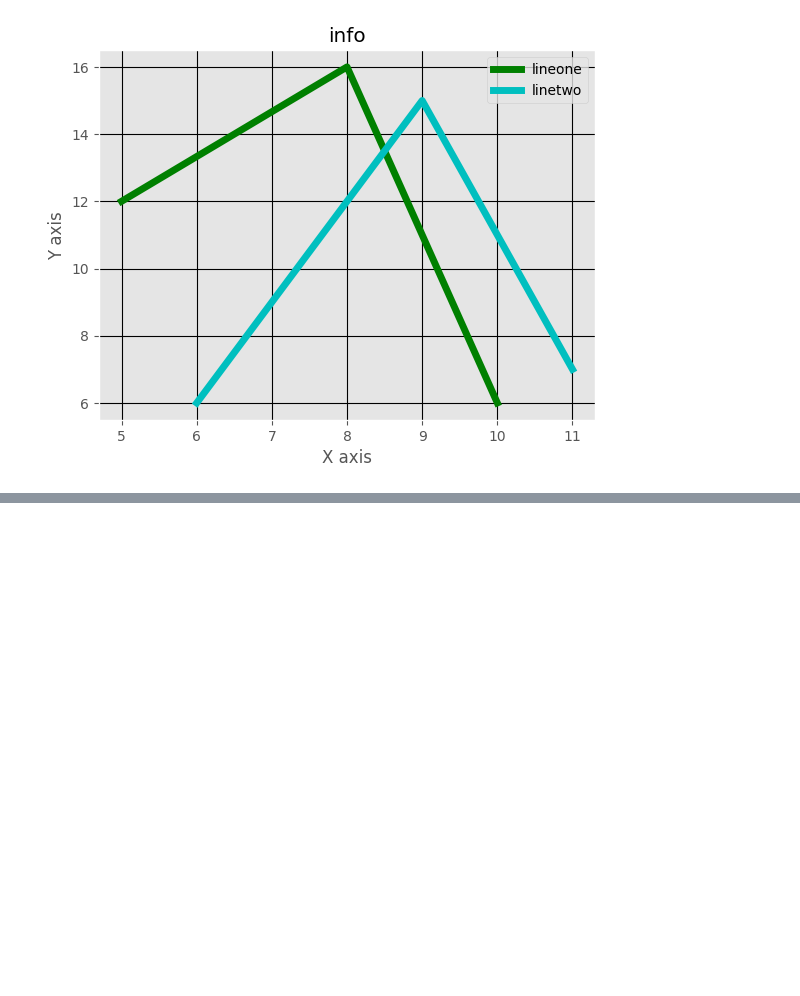
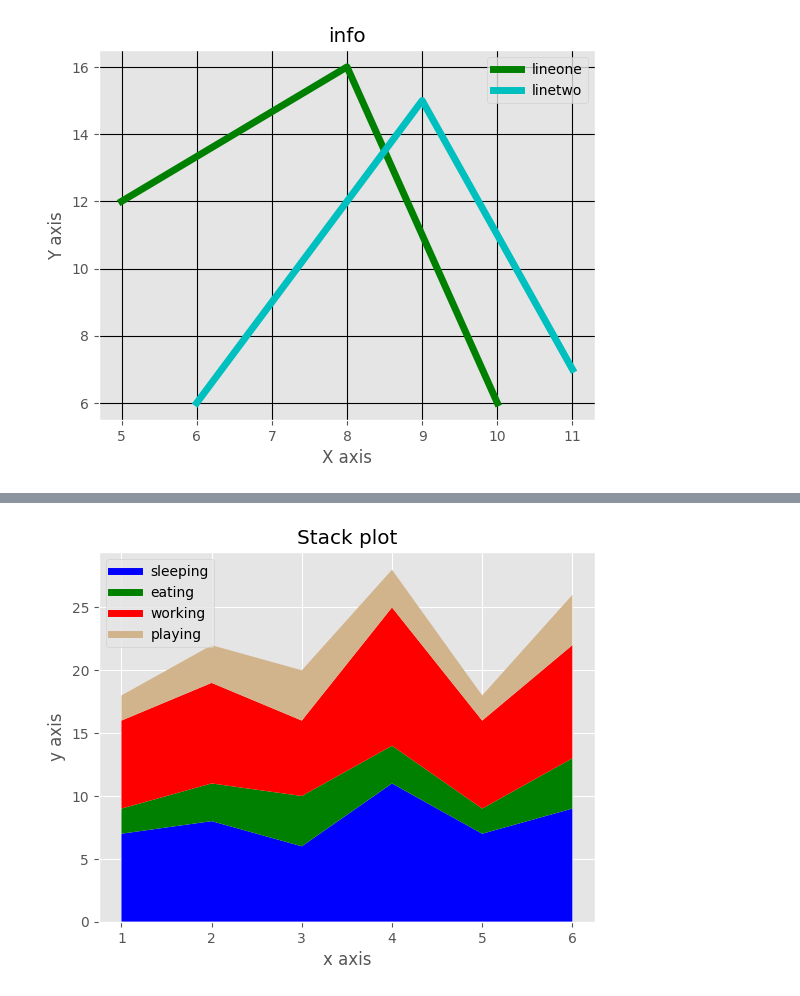
Before and after one commit to Shivsgithubb/DATA-ANALYTICS, a Jupyter notebook: Data Visualiztion/practice.ipynb, the cells around one changed output, grey strips where cells are left out. Cells and saved outputs as stored; diff of their text form; code cells hidden in the pictures; blank space fills up the shorter version.

```diff
--- a/Data Visualiztion/practice.ipynb
+++ b/Data Visualiztion/practice.ipynb
@@ -67,0 +119,26 @@ plt.show()
+# %%
+# stack plot
+
+import matplotlib.pyplot as plt
+
+days = [1,2,3,4,5,6]
+
+sleeping = [7,8,6,11,7,9]
+eating = [2,3,4,3,2,4]
+working = [7,8,6,11,7,9]
+playing = [2,3,4,3,2,4]
+
+plt.plot([],[],color='blue', label='sleeping', linewidth=5)
+plt.plot([],[],color='green', label='eating', linewidth=5)
+plt.plot([],[],color='red', label='working', linewidth=5)
+plt.plot([],[],color='tan', label='playing', linewidth=5)
+
+plt.stackplot(days, sleeping, eating, working, playing, colors=['blue','green','red','tan'])
+
+plt.xlabel('x axis')
+plt.ylabel('y axis')
+plt.title('Stack plot')
+plt.legend()
+plt.show()
+# %% [output]
+[figure, added]
```
Also changed, not shown: parts of 4 cells of this notebook.
